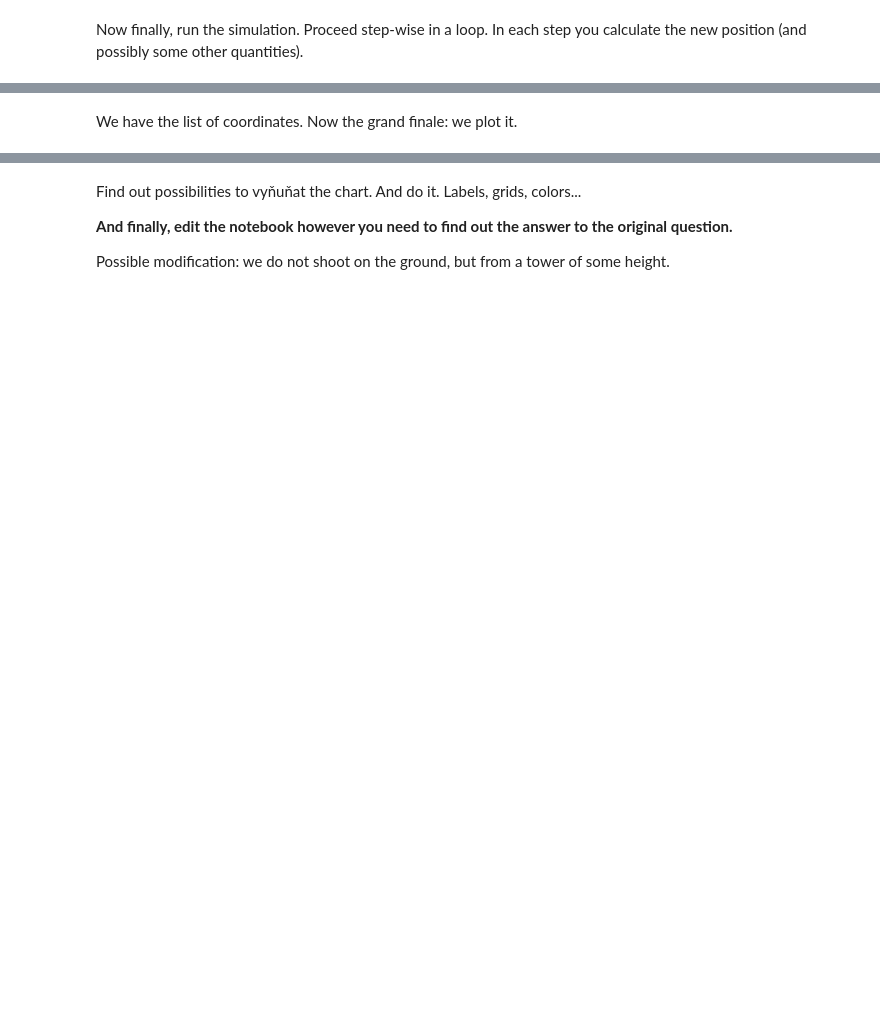
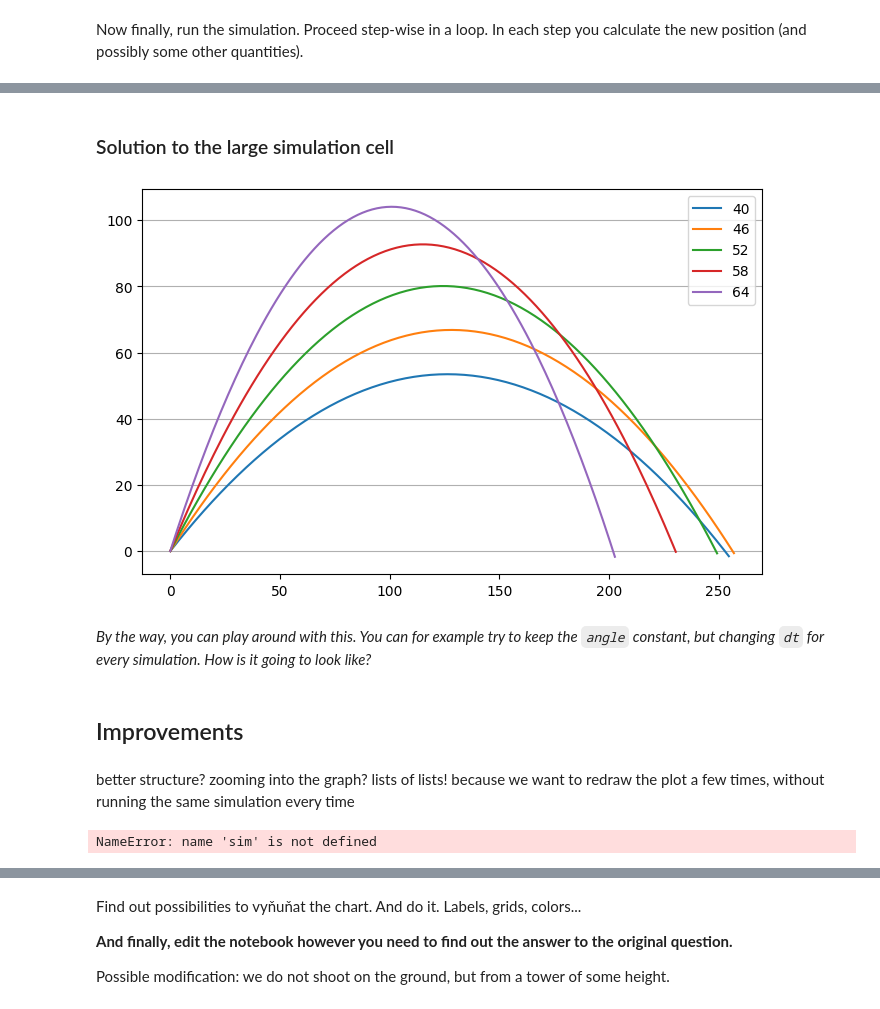
Before and after one commit to dan-lessner/jupyter-snippets, a Jupyter notebook: Projectile-motion/Polotovar-process.ipynb, the cells around one changed output, grey strips where cells are left out. Cells and saved outputs as stored; diff of their text form; code cells hidden in the pictures; blank space fills up the shorter version.

```diff
--- a/Projectile-motion/Polotovar-process.ipynb
+++ b/Projectile-motion/Polotovar-process.ipynb
@@ -51,10 +136,45 @@ def sim(x, y, v0, angle):
+# %% [markdown]
+### Solution to the large simulation cell
+# %%
+import matplotlib.pyplot as plt
+import math
+dt=0.05
+plt.figure(figsize=(8, 5))
+for angle in angles[5:10]:
+    angleRad = math.radians(angle)
+    x, y = 0, 0
+    v_x = v_0 * math.cos(angleRad)
+    v_y = v_0 * math.cos(math.pi/2-angleRad)
+    trajectory_x = []
+    trajectory_y = []
+    while y >= 0:
+        trajectory_x.append(x)
+        trajectory_y.append(y)
+        x = x + v_x*dt
+        y += v_y*dt
+        v_y += G*dt
+    trajectory_x.append(x)
+    trajectory_y.append(y)
+    plt.plot(trajectory_x[:], trajectory_y[:], label=str(angle))
+plt.legend()
+plt.grid(axis='y')  # Add grid lines only along the x-axis
+plt.show()
+# %% [output]
+[figure, added]
+# %% [markdown]
+*By the way, you can play around with this. You can for example try to keep the `angle` constant, but changing `dt` for every simulation. How is it going to look like?*
+# %% [markdown]
+## Improvements
+# %% [markdown]
+better structure? zooming into the graph?
+lists of lists!
+because we want to redraw the plot a few times, without running the same simulation every time
 # %%
-angles = list(range(40, 50, 1))
 
 trs = []
 for angle in angles:
     trs.append(sim(x0, y0, v0, angle))
+# %% [output]
+NameError: name 'sim' is not defined
-# %% [markdown]
-We have the list of coordinates. Now the grand finale: we plot it.
 # %%
 import matplotlib.pyplot as plt
```
Also changed, not shown: parts of 31 cells of this notebook, 4 other files.
